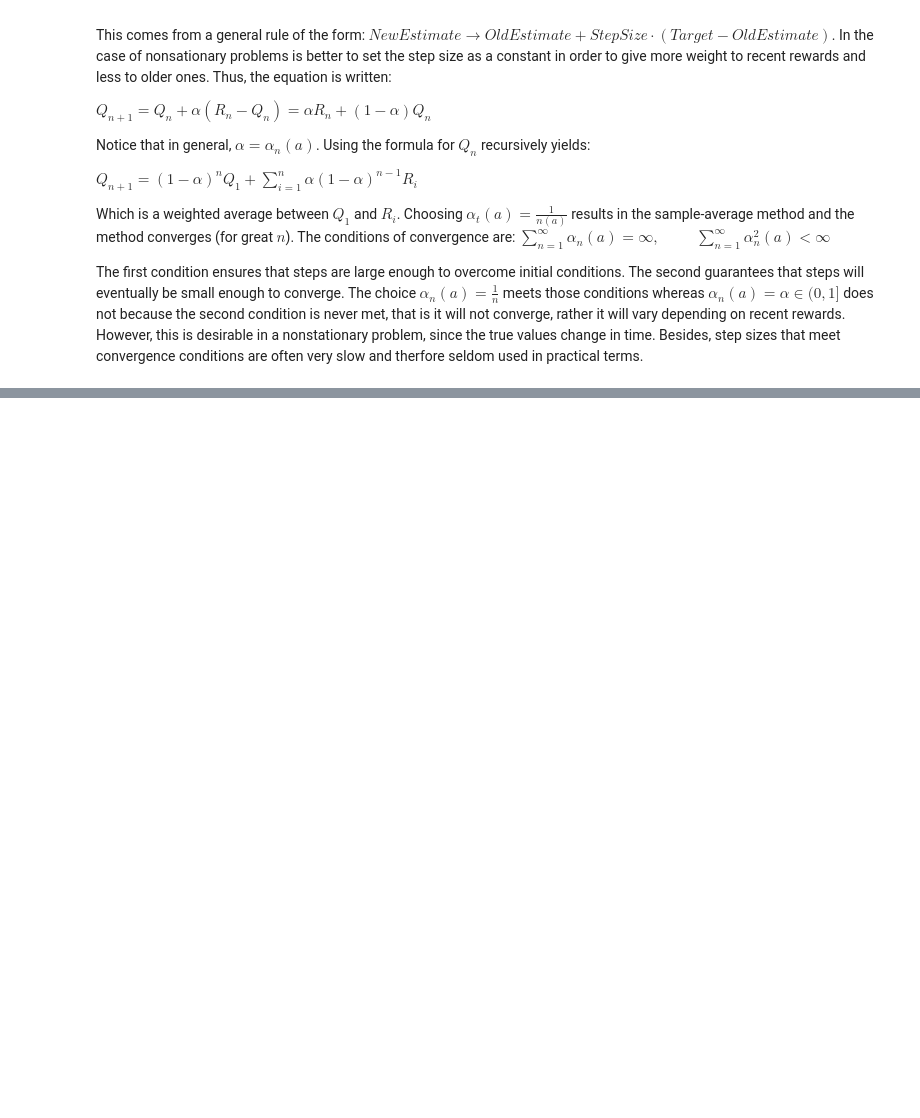
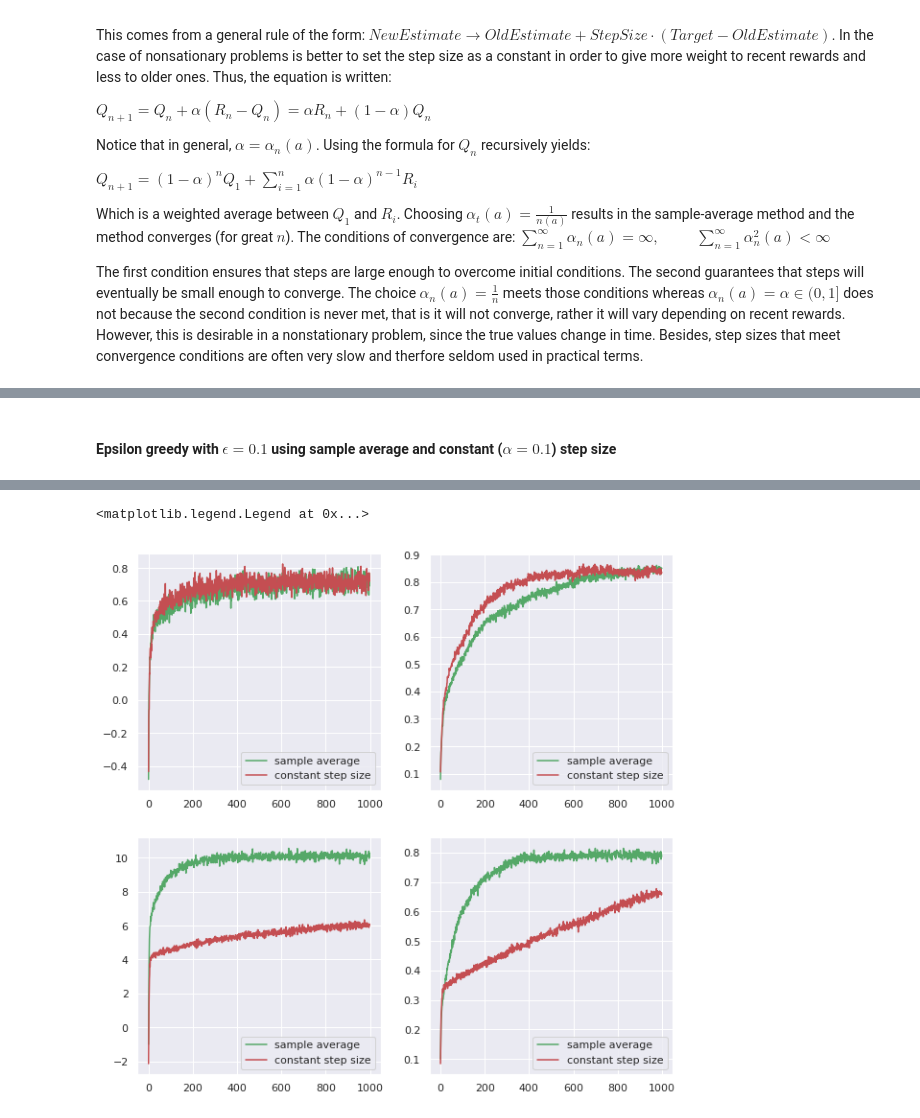
Before and after one commit to igonzalezperez/Reinforcement-Learning, a Jupyter notebook: k_armed_bandits.ipynb, the cells around one changed output, grey strips where cells are left out. Saved outputs shown, nothing was run; the diff lists cells and outputs as text; code cells hidden in the pictures; blank space fills up the shorter version.

```diff
--- a/k_armed_bandits.ipynb
+++ b/k_armed_bandits.ipynb
@@ -243,0 +282,36 @@ The first condition ensures that steps are large enough to overcome initial cond
+# %% [markdown]
+#### Epsilon greedy with $\epsilon = 0.1$ using sample average and constant ($\alpha = 0.1$) step size
+# %%
+steps = 1000
+iterations = 1000
+
+stationary = True
+rwd_1s, err_1s = test_3.train(steps = steps, iterations = iterations, stationary = stationary,
+                                     update_method = sample_avg)
+rwd_2s, err_2s = test_3.train(steps = steps, iterations = iterations, stationary = stationary,
+                                    update_method = constant_step)
+
+stationary = False
+rwd_1ns, err_1ns = test_3.train(steps = steps, iterations = iterations, stationary = stationary,
+                                     update_method = sample_avg)
+rwd_2ns, err_2ns = test_3.train(steps = steps, iterations = iterations, stationary = stationary,
+                                    update_method = constant_step)
+
+fig, ax = plt.subplots(2,2, figsize = (10,10))
+
+ax[0,0].plot(rwd_1s, 'g', label = 'sample average')
+ax[0,0].plot(rwd_2s, 'r', label = 'constant step size')
+ax[0,0].legend()
+
+ax[0,1].plot(err_1s, 'g', label = 'sample average')
+ax[0,1].plot(err_2s, 'r', label = 'constant step size')
+ax[0,1].legend()
+
+ax[1,0].plot(rwd_1ns, 'g', label = 'sample average')
+ax[1,0].plot(rwd_2ns, 'r', label = 'constant step size')
+ax[1,0].legend()
+
+ax[1,1].plot(err_1ns, 'g', label = 'sample average')
+ax[1,1].plot(err_2ns, 'r', label = 'constant step size')
+ax[1,1].legend()
+# %% [output]
@@ -243,0 +322,2 @@ The first condition ensures that steps are large enough to overcome initial cond
+<matplotlib.legend.Legend at 0x...>
+[figure, added]
```
Also changed, not shown: parts of 19 cells of this notebook.
